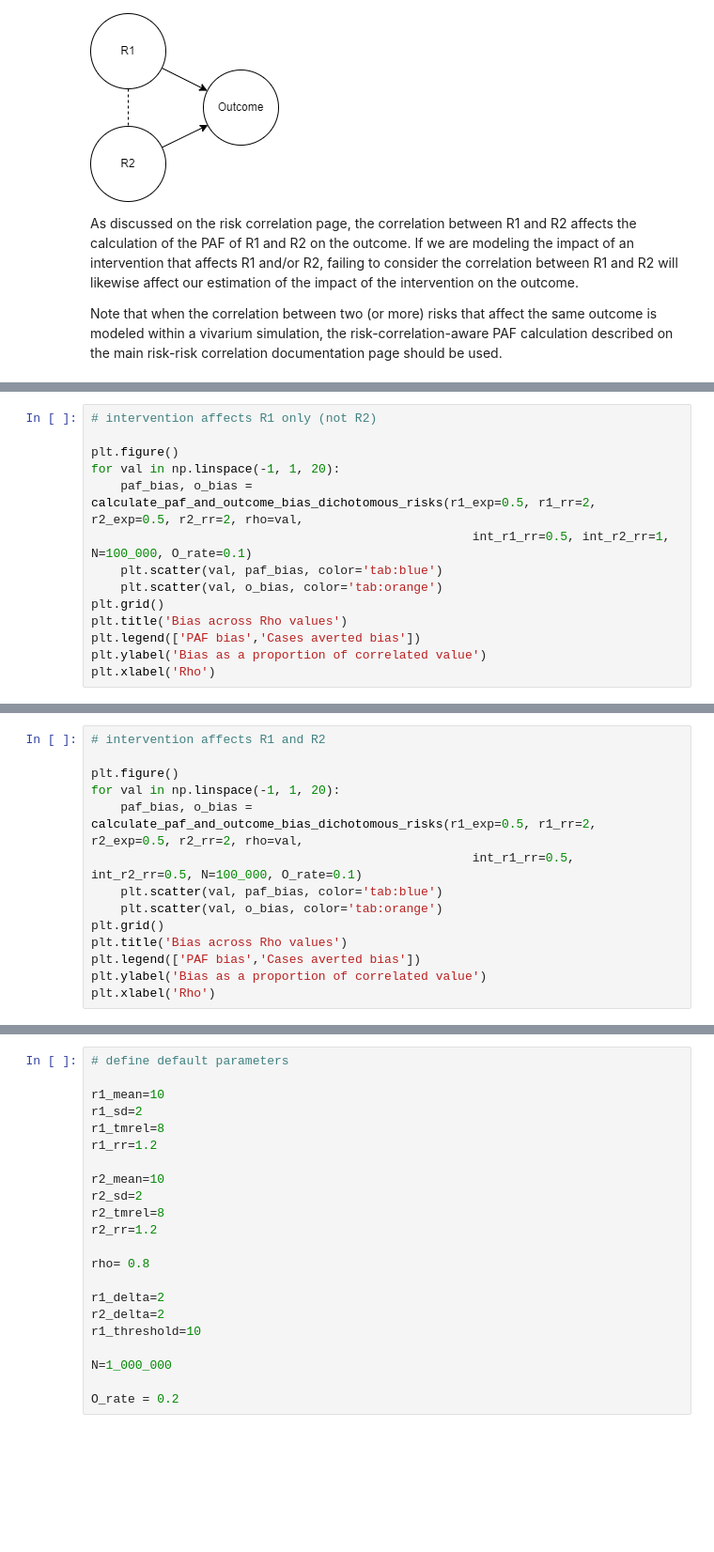
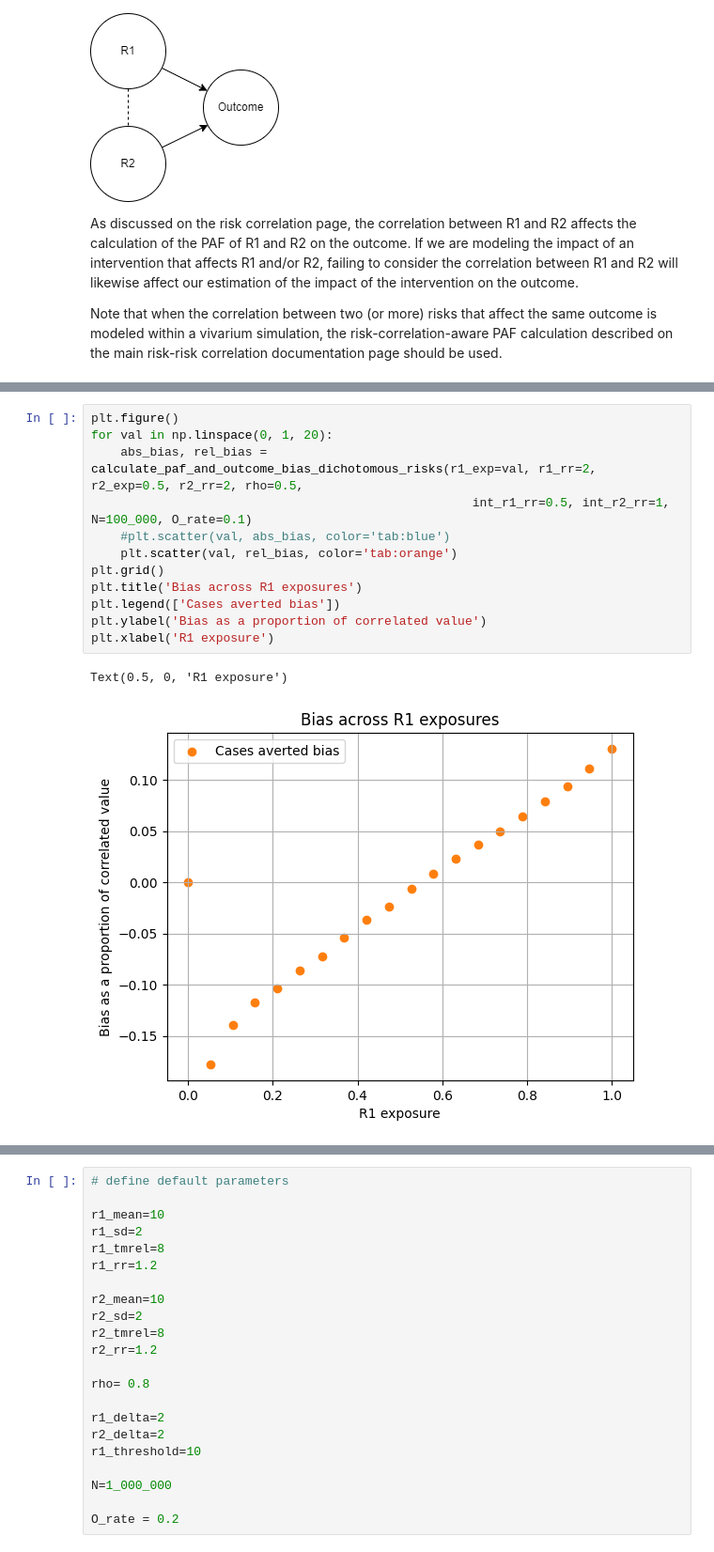
Before and after one commit to ihmeuw/vivarium_research, a Jupyter notebook: docs/source/model_design/vivarium_model_components/risk_factors/risk_correlation/bias_quantification.ipynb, the cells around one changed output, grey strips where cells are left out. Shown at 94% size. Cells and saved outputs as stored; diff of their text form; blank space fills up the shorter version.

```diff
--- a/docs/source/model_design/vivarium_model_components/risk_factors/risk_correlation/bias_quantification.ipynb
+++ b/docs/source/model_design/vivarium_model_components/risk_factors/risk_correlation/bias_quantification.ipynb
@@ -527,14 +434,0 @@ Text(0.5, 0, 'R1 exposure')
-# %%
-# intervention affects R1 only (not R2)
-
-plt.figure()
-for val in np.linspace(-1, 1, 20):
-    paf_bias, o_bias = calculate_paf_and_outcome_bias_dichotomous_risks(r1_exp=0.5, r1_rr=2, r2_exp=0.5, r2_rr=2, rho=val,
-                                                    int_r1_rr=0.5, int_r2_rr=1, N=100_000, O_rate=0.1)
-    plt.scatter(val, paf_bias, color='tab:blue')
-    plt.scatter(val, o_bias, color='tab:orange')
-plt.grid()
-plt.title('Bias across Rho values')
-plt.legend(['PAF bias','Cases averted bias'])
-plt.ylabel('Bias as a proportion of correlated value')
-plt.xlabel('Rho')
@@ -544,14 +434,0 @@ Text(0.5, 0, 'Rho')
-# %%
-# intervention affects R1 and R2
-
-plt.figure()
-for val in np.linspace(-1, 1, 20):
-    paf_bias, o_bias = calculate_paf_and_outcome_bias_dichotomous_risks(r1_exp=0.5, r1_rr=2, r2_exp=0.5, r2_rr=2, rho=val,
-                                                    int_r1_rr=0.5, int_r2_rr=0.5, N=100_000, O_rate=0.1)
-    plt.scatter(val, paf_bias, color='tab:blue')
-    plt.scatter(val, o_bias, color='tab:orange')
-plt.grid()
-plt.title('Bias across Rho values')
-plt.legend(['PAF bias','Cases averted bias'])
-plt.ylabel('Bias as a proportion of correlated value')
-plt.xlabel('Rho')
@@ -560,0 +512,15 @@ Text(0.5, 0, 'Rho')
+# %%
+plt.figure()
+for val in np.linspace(0, 1, 20):
+    abs_bias, rel_bias = calculate_paf_and_outcome_bias_dichotomous_risks(r1_exp=val, r1_rr=2, r2_exp=0.5, r2_rr=2, rho=0.5,
+                                                    int_r1_rr=0.5, int_r2_rr=1, N=100_000, O_rate=0.1)
+    #plt.scatter(val, abs_bias, color='tab:blue')
+    plt.scatter(val, rel_bias, color='tab:orange')
+plt.grid()
+plt.title('Bias across R1 exposures')
+plt.legend(['Cases averted bias'])
+plt.ylabel('Bias as a proportion of correlated value')
+plt.xlabel('R1 exposure')
+# %% [output]
+Text(0.5, 0, 'R1 exposure')
+[figure, added]
```
Also changed, not shown: parts of 30 cells of this notebook.
